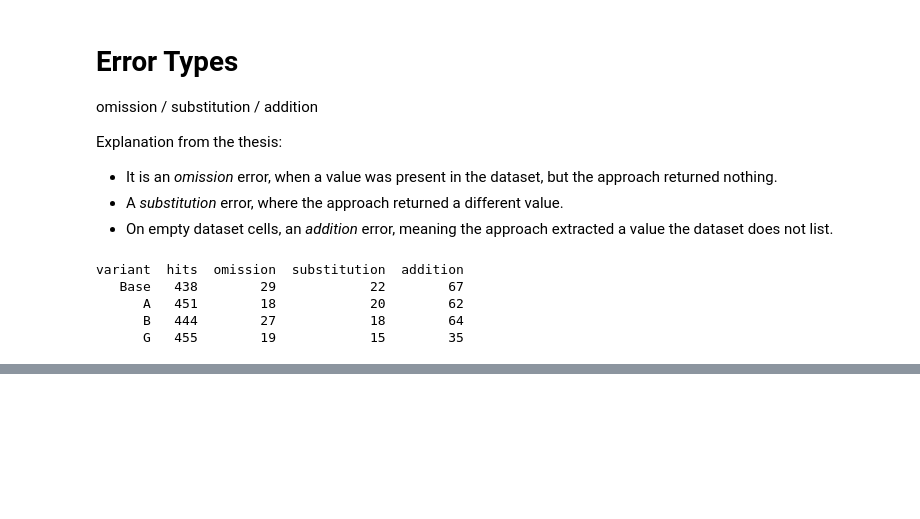
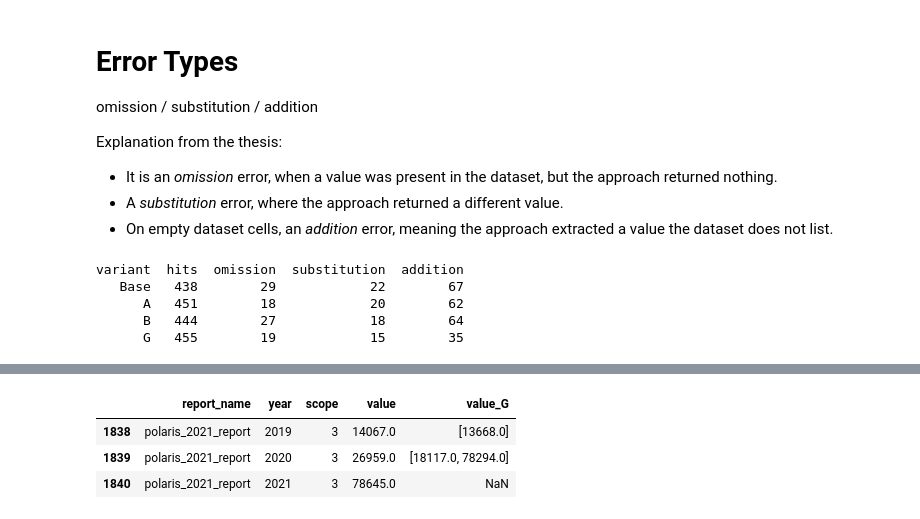
Before and after one commit to KuhlmannJ/2026_BA_Code, a Jupyter notebook: evaluations/Baseline-PipelineA-PipelineB/02-Eval-BaselinePipelineAB.ipynb, the cells around one changed output, grey strips where cells are left out. Cells and saved outputs as stored; diff of their text form; code cells hidden in the pictures; blank space fills up the shorter version.

```diff
--- a/evaluations/Baseline-PipelineA-PipelineB/02-Eval-BaselinePipelineAB.ipynb
+++ b/evaluations/Baseline-PipelineA-PipelineB/02-Eval-BaselinePipelineAB.ipynb
@@ -367,0 +406,8 @@ variant  hits  omission  substitution  addition
+# %%
+polaris = ynorm_extended_any[ynorm_extended_any["report_name"]=="polaris_2021_report"]
+polaris[~polaris["value"].isna()][['report_name', 'year', 'scope', 'value','value_G']]
+# %% [output]
+|  | report_name | year | scope | value | value_G |
+| 1838 | polaris_2021_report | 2019 | 3 | 14067.0 | [13668.0] |
+| 1839 | polaris_2021_report | 2020 | 3 | 26959.0 | [18117.0, 78294.0] |
+| 1840 | polaris_2021_report | 2021 | 3 | 78645.0 | NaN |
```
Also changed, not shown: parts of 14 cells of this notebook, 7 other files.
